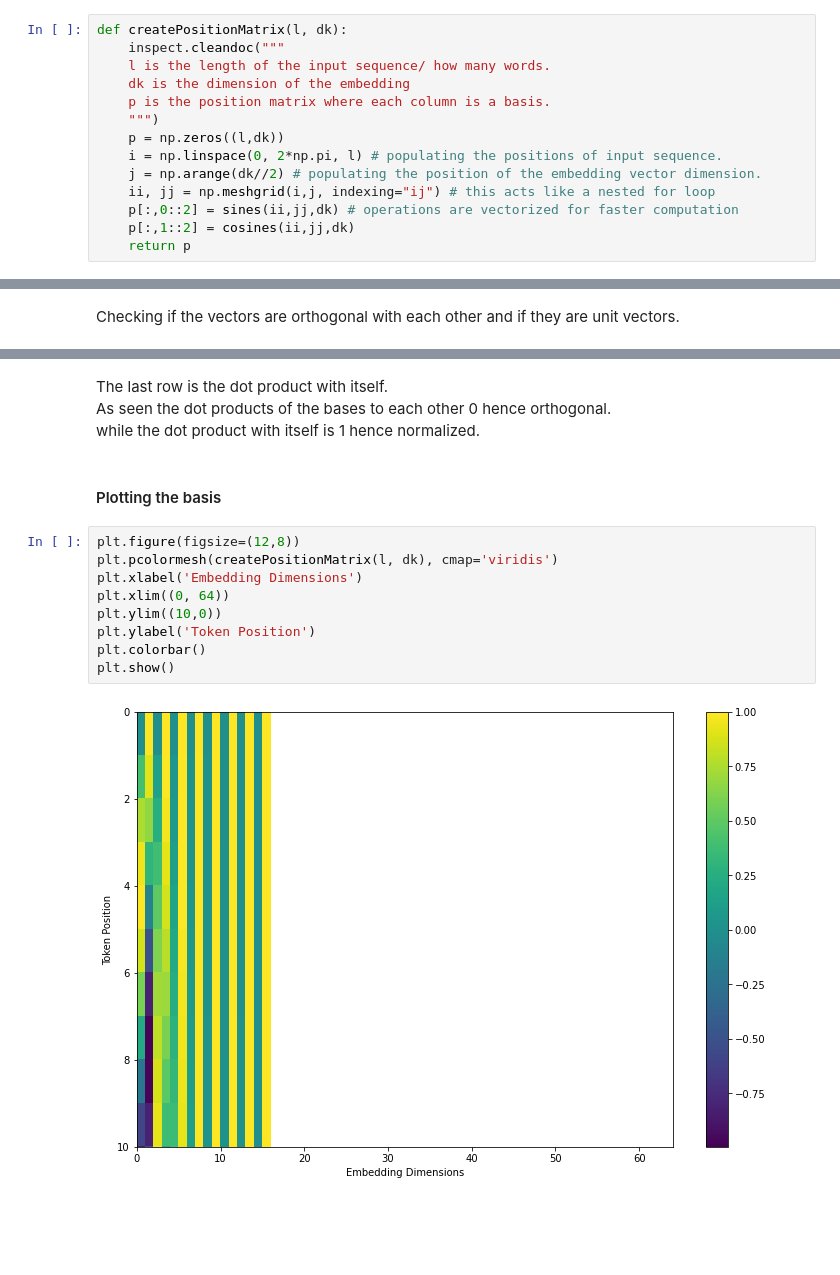
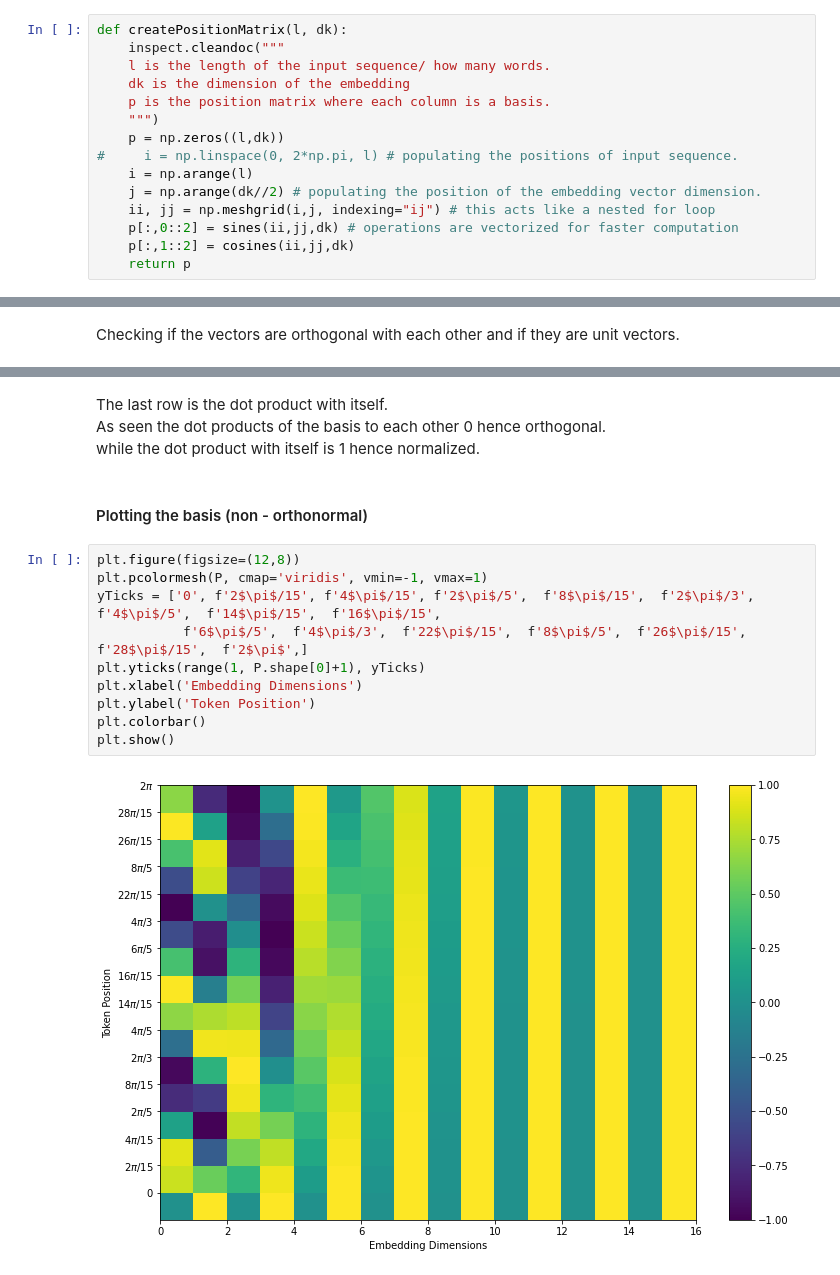
Before and after one commit to peeeyow/positional-encoding, a Jupyter notebook: Positional Encoding.ipynb, the cells around one changed output, grey strips where cells are left out. Drawn from its saved outputs; the diff is of its cells as text; blank space fills up the shorter version.

Commit message:
fix pos matrix generator and gs function

```diff
--- a/Positional Encoding.ipynb
+++ b/Positional Encoding.ipynb
@@ -41,7 +41,8 @@ def createPositionMatrix(l, dk):
     p is the position matrix where each column is a basis.
     """)
     p = np.zeros((l,dk))
-    i = np.linspace(0, 2*np.pi, l) # populating the positions of input sequence.
+#     i = np.linspace(0, 2*np.pi, l) # populating the positions of input sequence.
+    i = np.arange(l)
     j = np.arange(dk//2) # populating the position of the embedding vector dimension.
     ii, jj = np.meshgrid(i,j, indexing="ij") # this acts like a nested for loop
     p[:,0::2] = sines(ii,jj,dk) # operations are vectorized for faster computation
@@ -148,18 +151,19 @@ for it in range(orthonormalP.shape[1]):
 [1. 1. 1. 1. 1. 1. 1. 1. 1. 1. 1. 1. 1. 1. 1. 1.]
 # %% [markdown]
 The last row is the dot product with itself. <br/>
-As seen the dot products of the bases to each other 0 hence orthogonal.<br/>
+As seen the dot products of the basis to each other 0 hence orthogonal.<br/>
 while the dot product with itself is 1 hence normalized.
 # %% [markdown]
-#### Plotting the basis
+#### Plotting the basis (non - orthonormal)
-# %%
-plt.figure(figsize=(12,8))
-plt.pcolormesh(createPositionMatrix(l, dk), cmap='viridis')
-plt.xlabel('Embedding Dimensions')
-plt.xlim((0, 64))
-plt.ylim((10,0))
-plt.ylabel('Token Position')
-plt.colorbar()
-plt.show()
-# %% [output]
-[figure, removed]
+# %%
+plt.figure(figsize=(12,8))
+plt.pcolormesh(P, cmap='viridis', vmin=-1, vmax=1)
+yTicks = ['0', f'2$\pi$/15', f'4$\pi$/15', f'2$\pi$/5',  f'8$\pi$/15',  f'2$\pi$/3',  f'4$\pi$/5',  f'14$\pi$/15',  f'16$\pi$/15',
+           f'6$\pi$/5',  f'4$\pi$/3',  f'22$\pi$/15',  f'8$\pi$/5',  f'26$\pi$/15',  f'28$\pi$/15',  f'2$\pi$',]
+plt.yticks(range(1, P.shape[0]+1), yTicks)
+plt.xlabel('Embedding Dimensions')
+plt.ylabel('Token Position')
+plt.colorbar()
+plt.show()
+# %% [output]
+[figure, added]
```
Also changed, not shown: parts of 12 cells of this notebook.
